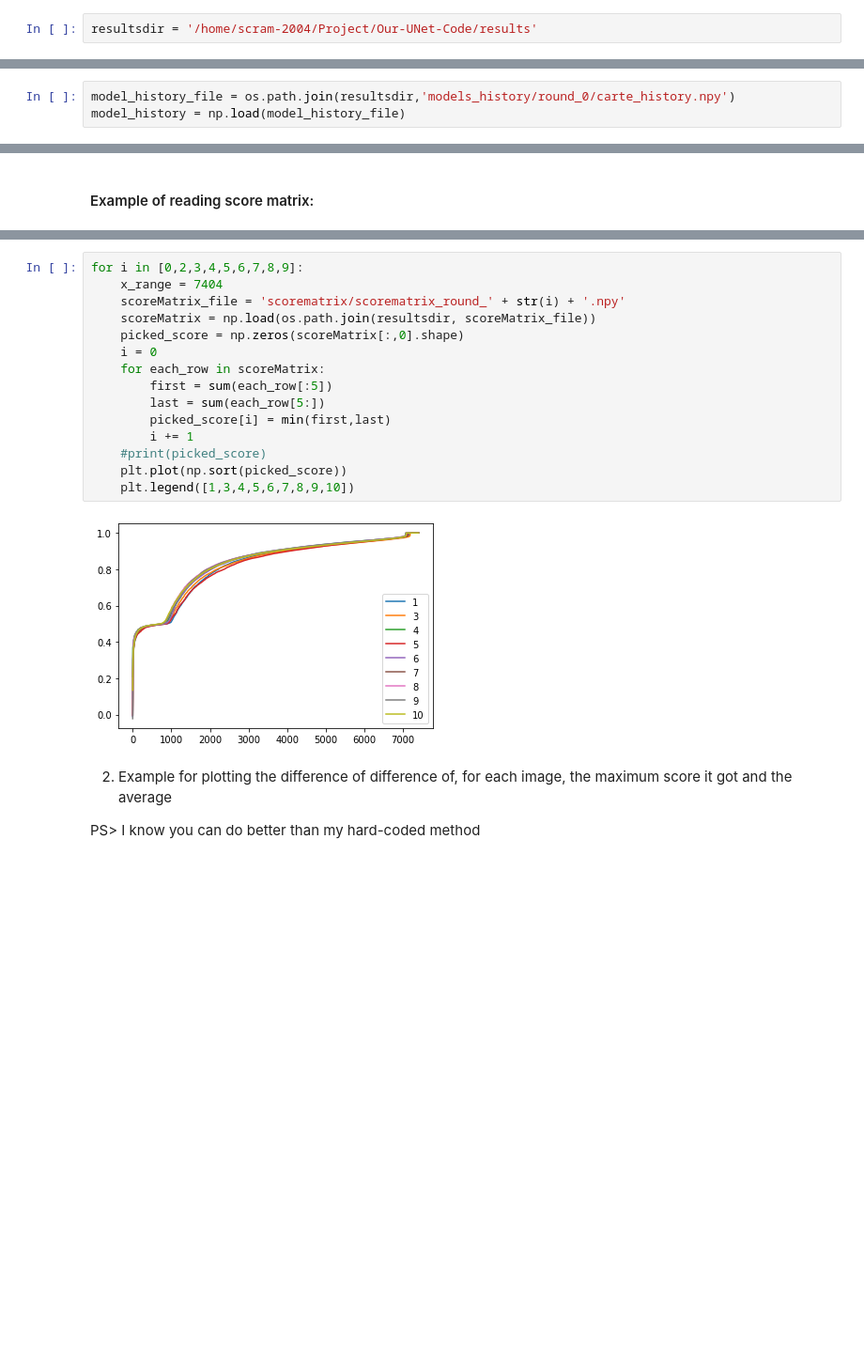
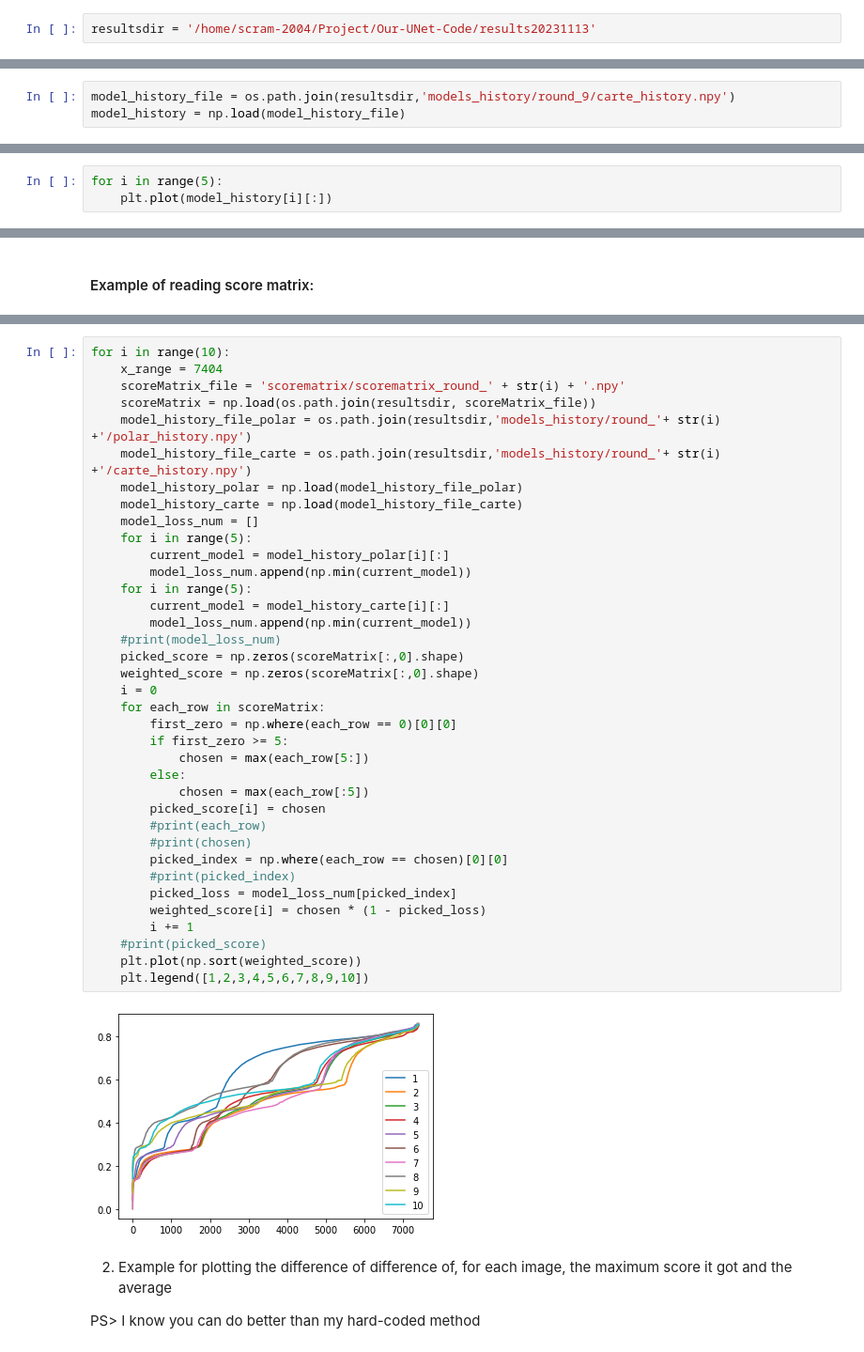
Before and after one commit to smith-scram-lab/Iterative-Unet, a Jupyter notebook: ResultReading.ipynb, the cells around one changed output, grey strips where cells are left out. Shown at 94% size. Saved outputs shown, nothing was run; the diff lists cells and outputs as text; blank space fills up the shorter version.

Commit message:
add weighted score evaluation

````diff
--- a/ResultReading.ipynb
+++ b/ResultReading.ipynb
@@ -31,7 +31,7 @@ Note that depending on the migration framework used, it's possible that some dat
 # %% [markdown]
 Here set the ```resultdir``` to the address of 'results' folder
 # %%
-resultsdir = '/home/scram-2004/Project/Our-UNet-Code/results'
+resultsdir = '/home/scram-2004/Project/Our-UNet-Code/results20231113'
 # %% [markdown]
 ----------------------
 # %% [markdown]
@@ -93,7 +93,7 @@ In order to extract that, the minimum of each curve should be taken.
 # %% [markdown]
 #### Example of reading model history
 # %%
-model_history_file = os.path.join(resultsdir,'models_history/round_0/carte_history.npy')
+model_history_file = os.path.join(resultsdir,'models_history/round_9/carte_history.npy')
 model_history = np.load(model_history_file)
 # %%
 model_history.shape
@@ -106,0 +102,3 @@ plt.plot(model_history[0][:])
+# %%
+for i in range(5):
+    plt.plot(model_history[i][:])
@@ -140,20 +140,42 @@ Given that there are 6 scores, 1 in-group and 5 out-of-group, stored in the matr
 # %%
-for i in [0,2,3,4,5,6,7,8,9]:
+for i in range(10):
     x_range = 7404
     scoreMatrix_file = 'scorematrix/scorematrix_round_' + str(i) + '.npy'
     scoreMatrix = np.load(os.path.join(resultsdir, scoreMatrix_file))
+    model_history_file_polar = os.path.join(resultsdir,'models_history/round_'+ str(i) +'/polar_history.npy')
+    model_history_file_carte = os.path.join(resultsdir,'models_history/round_'+ str(i) +'/carte_history.npy')
+    model_history_polar = np.load(model_history_file_polar)
+    model_history_carte = np.load(model_history_file_carte)
+    model_loss_num = []
+    for i in range(5):
+        current_model = model_history_polar[i][:]
+        model_loss_num.append(np.min(current_model))
+    for i in range(5):
+        current_model = model_history_carte[i][:]
+        model_loss_num.append(np.min(current_model))
+    #print(model_loss_num)
     picked_score = np.zeros(scoreMatrix[:,0].shape)
+    weighted_score = np.zeros(scoreMatrix[:,0].shape)
     i = 0
     for each_row in scoreMatrix:
-        first = sum(each_row[:5])
-        last = sum(each_row[5:])
-        picked_score[i] = min(first,last)
+        first_zero = np.where(each_row == 0)[0][0]
+        if first_zero >= 5:
+            chosen = max(each_row[5:])
+        else:
+            chosen = max(each_row[:5])
+        picked_score[i] = chosen
+        #print(each_row)
+        #print(chosen)
+        picked_index = np.where(each_row == chosen)[0][0]
+        #print(picked_index)
+        picked_loss = model_loss_num[picked_index]
+        weighted_score[i] = chosen * (1 - picked_loss)
         i += 1
     #print(picked_score)
-    plt.plot(np.sort(picked_score))
-    plt.legend([1,3,4,5,6,7,8,9,10])
+    plt.plot(np.sort(weighted_score))
+    plt.legend([1,2,3,4,5,6,7,8,9,10])
 # %% [output]
-[figure, old version]
+[figure, new version]
 # %% [markdown]
 2. Example for plotting the difference of difference of, for each image, the maximum score it got and the average
 
````
Also changed, not shown: parts of 6 cells of this notebook.
